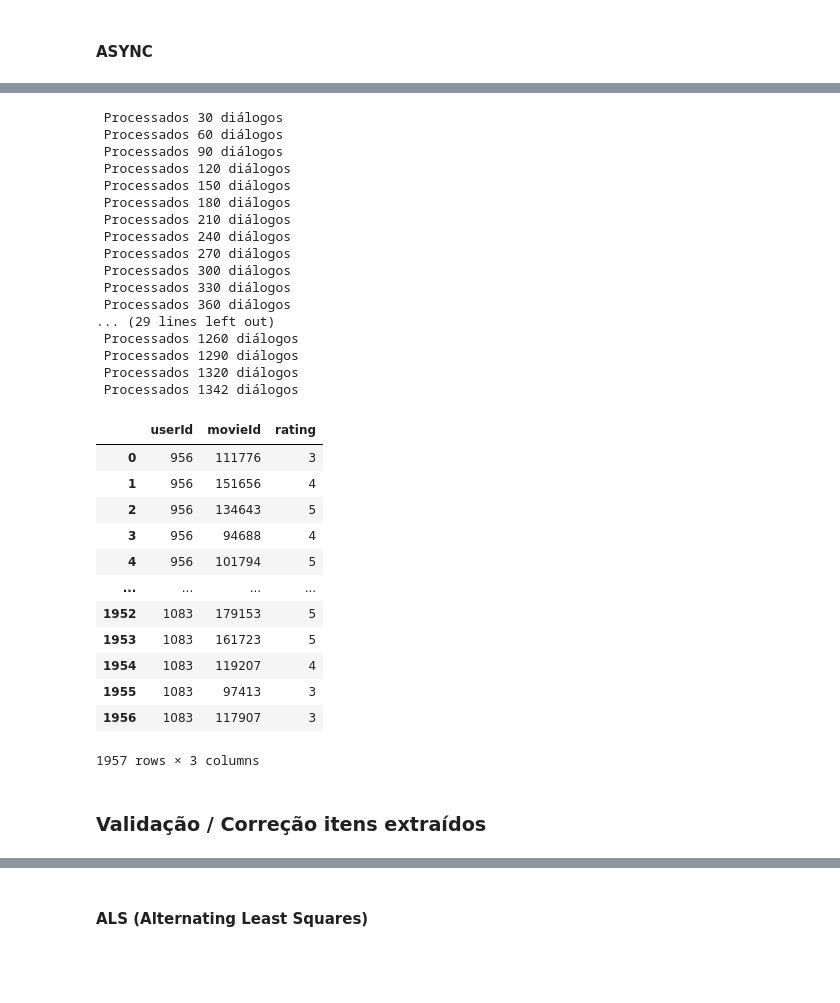
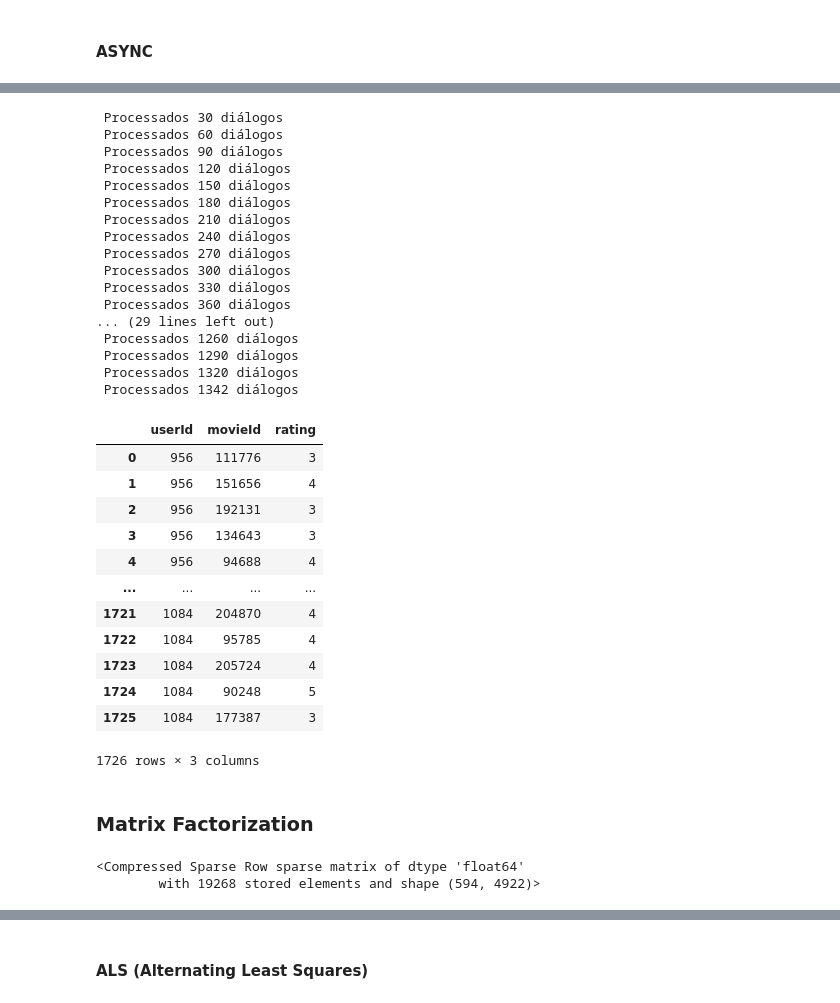
Before and after one commit to MarcosABP/CRS-LLM, a Jupyter notebook: rec.ipynb, the cells around one changed output, grey strips where cells are left out. Saved outputs shown, nothing was run; the diff lists cells and outputs as text; code cells hidden in the pictures; blank space fills up the shorter version.

```diff
--- a/rec.ipynb
+++ b/rec.ipynb
@@ -458,6 +451,5 @@ user_item_train
 # %%
 user_item_test = await process_dataset(test_data, batch_size=30)
-user_item_test
 # %% [output]
  Processados 30 diálogos
  Processados 60 diálogos
@@ -476,18 +468,22 @@ user_item_test
  Processados 1290 diálogos
  Processados 1320 diálogos
  Processados 1342 diálogos
-|  | userId | movieId | rating |
-| 0 | 956 | 111776 | 3 |
-| 1 | 956 | 151656 | 4 |
-| 2 | 956 | 134643 | 5 |
-| 3 | 956 | 94688 | 4 |
-| 4 | 956 | 101794 | 5 |
-| ... | ... | ... | ... |
-| 1952 | 1083 | 179153 | 5 |
-| 1953 | 1083 | 161723 | 5 |
-| 1954 | 1083 | 119207 | 4 |
-| 1955 | 1083 | 97413 | 3 |
-| 1956 | 1083 | 117907 | 3 |
-1957 rows × 3 columns
+# %%
+user_item_test.to_csv("user_item_test.csv", index=False, sep=";")
+user_item_test
+# %% [output]
+|  | userId | movieId | rating |
+| 0 | 956 | 111776 | 3 |
+| 1 | 956 | 151656 | 4 |
+| 2 | 956 | 192131 | 3 |
+| 3 | 956 | 134643 | 3 |
+| 4 | 956 | 94688 | 4 |
+| ... | ... | ... | ... |
+| 1721 | 1084 | 204870 | 4 |
+| 1722 | 1084 | 95785 | 4 |
+| 1723 | 1084 | 205724 | 4 |
+| 1724 | 1084 | 90248 | 5 |
+| 1725 | 1084 | 177387 | 3 |
+1726 rows × 3 columns
 # %% [markdown]
-### Validação / Correção itens extraídos
+### Matrix Factorization
@@ -493,0 +539,36 @@ user_item_test
+# %%
+#Utility matrix (user-item)
+
+np.random.seed(42)
+
+all_data = pd.concat([user_item_train, user_item_test]) # Concatena train + test para garantir que todos os IDs estejam mapeados
+
+user_mapper = {u: i for i, u in enumerate(all_data['userId'].unique())}
+movie_mapper = {m: i for i, m in enumerate(all_data['movieId'].unique())}
+
+n_users = len(user_mapper)
+n_movies = len(movie_mapper)
+
+
+
+train_matrix = create_sparse_matrix(user_item_train, user_mapper, movie_mapper, (n_users, n_movies))
+test_matrix = create_sparse_matrix(user_item_test, user_mapper, movie_mapper, (n_users, n_movies))
+
+#Divide treino em treino/validação
+train_final_matrix, val_matrix = split_train_validation(train_matrix, validation_ratio=0.2, seed=42)
+
+train_final_matrix
+
+
+## Estrutura Final
+# Dados Originais
+#     ↓
+# ├── user_item_train (80%)
+# │   ├── train_final_matrix (64% do total)  ← Treina modelo aqui
+# │   └── val_matrix (16% do total)          ← Ajusta hiperparâmetros aqui
+# │
+# └── user_item_test (20%)
+#     └── test_matrix (20% do total)         ← Avaliação final aqui
+# %% [output]
+<Compressed Sparse Row sparse matrix of dtype 'float64'
+        with 19268 stored elements and shape (594, 4922)>
```
Also changed, not shown: parts of 19 cells of this notebook, 3 other files.
